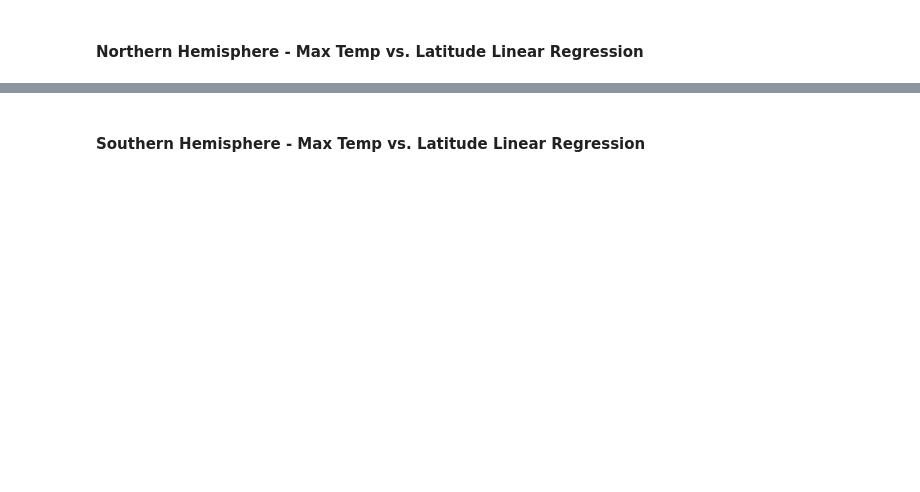
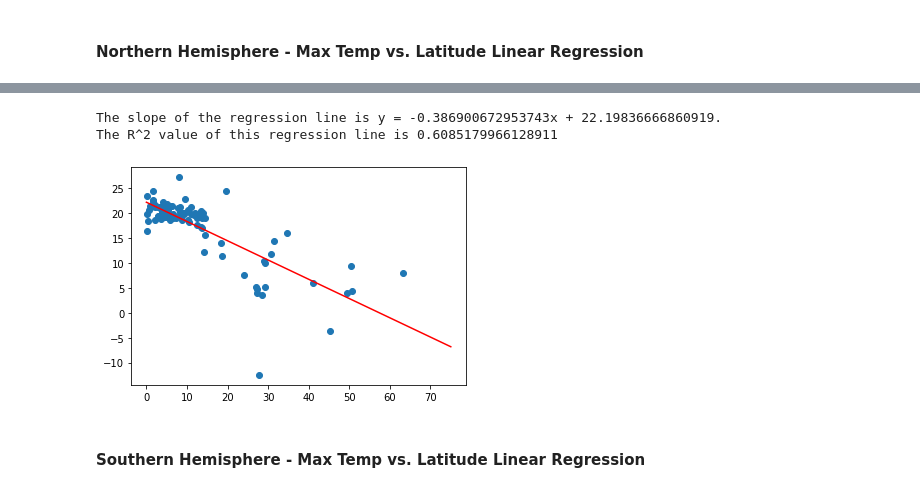
Before and after one commit to PaulKazalski/python-api-challenge, a Jupyter notebook: WeatherPY.ipynb, the cells around one changed output, grey strips where cells are left out. Cells and saved outputs as stored; diff of their text form; code cells hidden in the pictures; blank space fills up the shorter version.

```diff
--- a/WeatherPY.ipynb
+++ b/WeatherPY.ipynb
@@ -251,0 +212,21 @@ plt.grid()
+# %%
+# Create Northern and Southern Hemisphere DataFrames
+weather_north_df = weather_data.loc[(weather_data["latitude"] >= 0), :]
+
+lat_n = []
+lon_n = []
+temp_n = []
+humid_n = []
+cloud_n = []
+wind_n = []
+
+# iterate over rows with iterrows()
+for index, row in weather_north_df.iterrows():
+    lat_n.append(row[2])
+    lon_n.append(row[3])
+    temp_n.append(row[4])
+    humid_n.append(row[5])
+    cloud_n.append(row[6])
+    wind_n.append(row[7])
+
+weather_north_df
@@ -258,2 +284,17 @@ The r-squared is: -0.8151657406810827
+# %%
+(slope, intercept, r, _, _) = linregress(lat_n, temp_n)
+
+plt.plot(lat_n, temp_n, 'o', label='data')
+
+x_axis = np.arange(0,90,15)
+fit = intercept + slope*x_axis
+plt.plot(x_axis, fit, 'r', label='fitted line')
+
+print(f"The slope of the regression line is y = {slope}x + {intercept}.")
+print(f"The R^2 value of this regression line is {r**2}")
+# %% [output]
+The slope of the regression line is y = -0.386900672953743x + 22.19836666860919.
+The R^2 value of this regression line is 0.6085179966128911
+[figure, added]
 # %% [markdown]
 ####  Southern Hemisphere - Max Temp vs. Latitude Linear Regression
```
Also changed, not shown: parts of 28 cells of this notebook, 1 other file.
